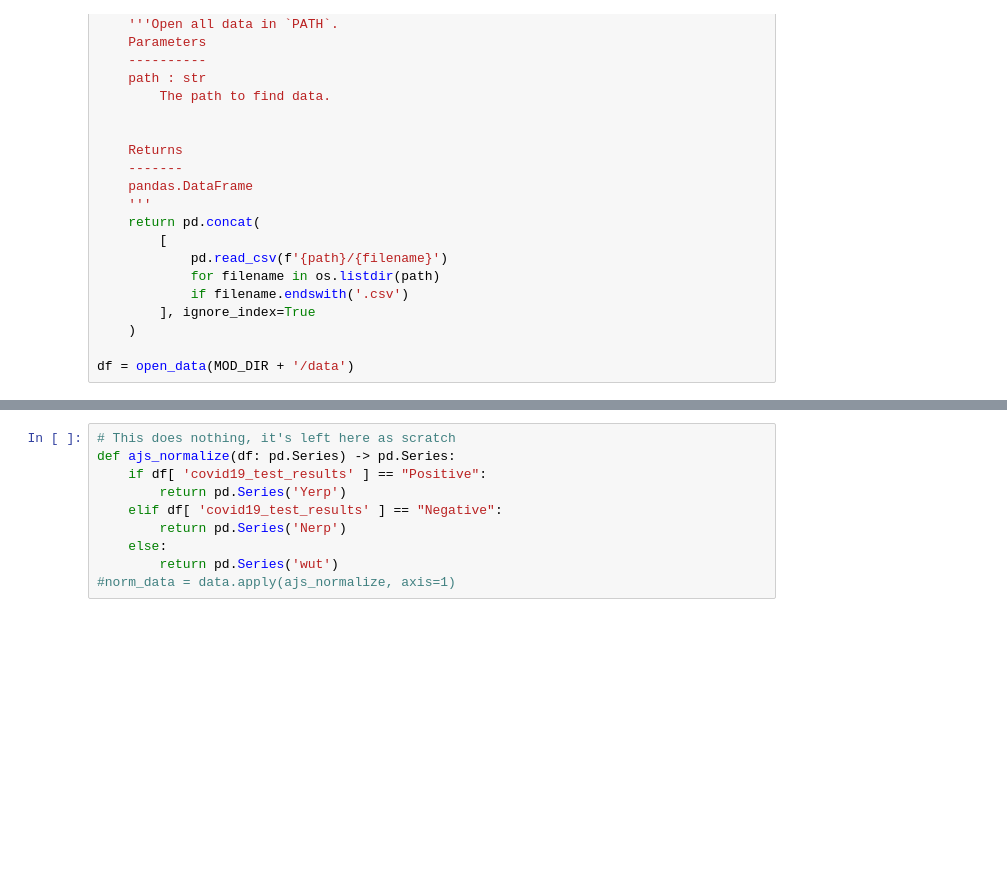
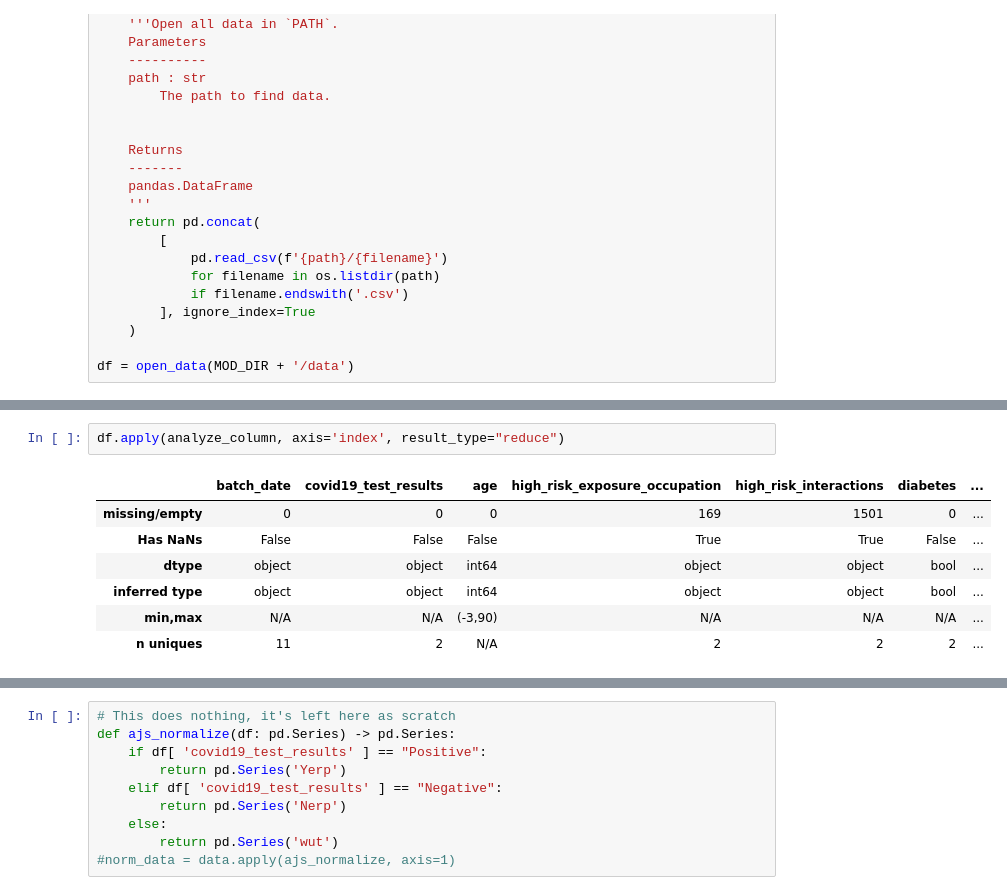
Before and after one commit to ayjayt/ayjayt.github.io, a Jupyter notebook: notebooks/normalize.ipynb, the cells around one changed output, grey strips where cells are left out. Saved outputs shown, nothing was run; the diff lists cells and outputs as text; blank space fills up the shorter version.

```diff
--- a/notebooks/normalize.ipynb
+++ b/notebooks/normalize.ipynb
@@ -96,0 +127,10 @@ df.replace({
+# %%
+df.apply(analyze_column, axis='index', result_type="reduce")
+# %% [output]
+|  | batch_date | covid19_test_results | age | high_risk_exposure_occupation | high_risk_interactions | diabetes | ... |
+| missing/empty | 0 | 0 | 0 | 169 | 1501 | 0 | ... |
+| Has NaNs | False | False | False | True | True | False | ... |
+| dtype | object | object | int64 | object | object | bool | ... |
+| inferred type | object | object | int64 | object | object | bool | ... |
+| min,max | N/A | N/A | (-3,90) | N/A | N/A | N/A | ... |
+| n uniques | 11 | 2 | N/A | 2 | 2 | 2 | ... |
```
Also changed, not shown: parts of 10 cells of this notebook.
